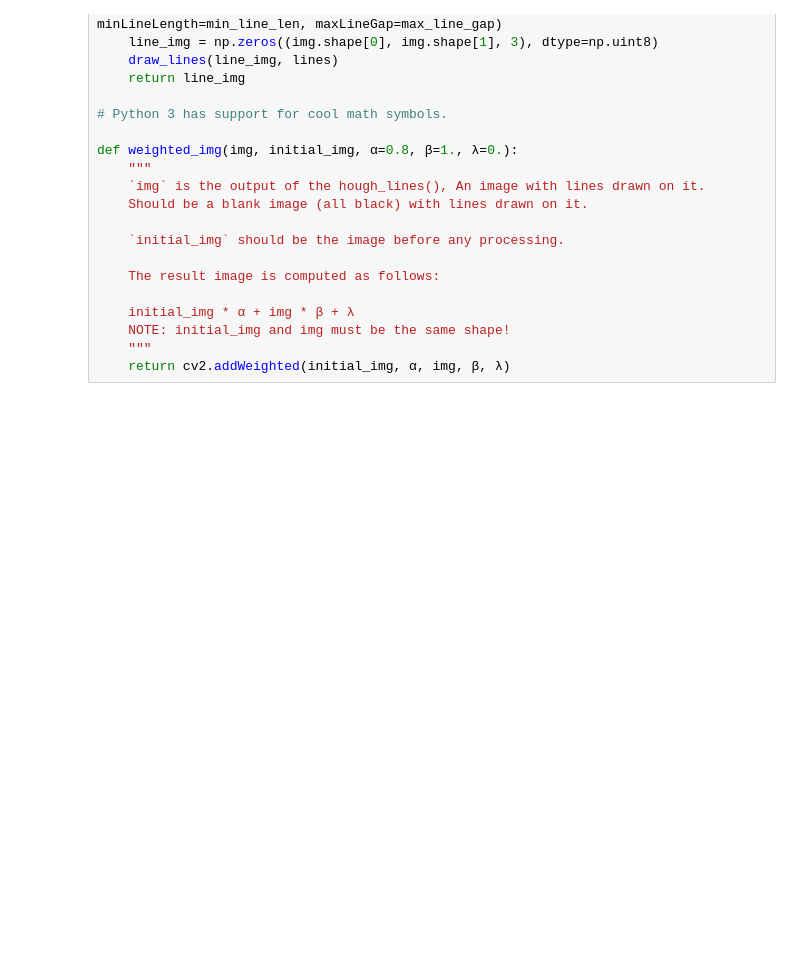
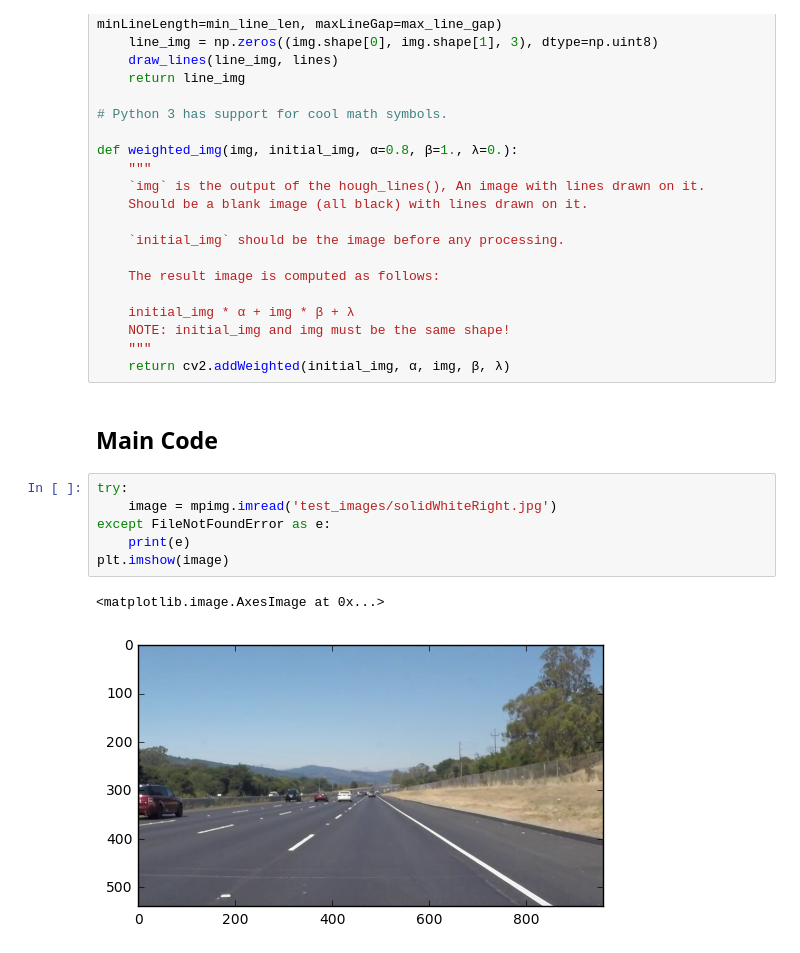
Before and after one commit to akshaybabloo/Car-ND, a Jupyter notebook: Term-1/Finding_Lane_Lines/P1/Project-1.ipynb, the cells around one changed output. Drawn from its saved outputs; the diff is of its cells as text; blank space fills up the shorter version.

Commit message:
image, gray scale, gaussian blur and canny added

```diff
--- a/Term-1/Finding_Lane_Lines/P1/Project-1.ipynb
+++ b/Term-1/Finding_Lane_Lines/P1/Project-1.ipynb
@@ -99,3 +102,14 @@ def weighted_img(img, initial_img, α=0.8, β=1., λ=0.):
     NOTE: initial_img and img must be the same shape!
     """
     return cv2.addWeighted(initial_img, α, img, β, λ)
+# %% [markdown]
+## Main Code
+# %%
+try:
+    image = mpimg.imread('test_images/solidWhiteRight.jpg')
+except FileNotFoundError as e:
+    print(e)
+plt.imshow(image)
+# %% [output]
+<matplotlib.image.AxesImage at 0x...>
+[figure, added]
```
Also changed, not shown: parts of 4 cells of this notebook.
